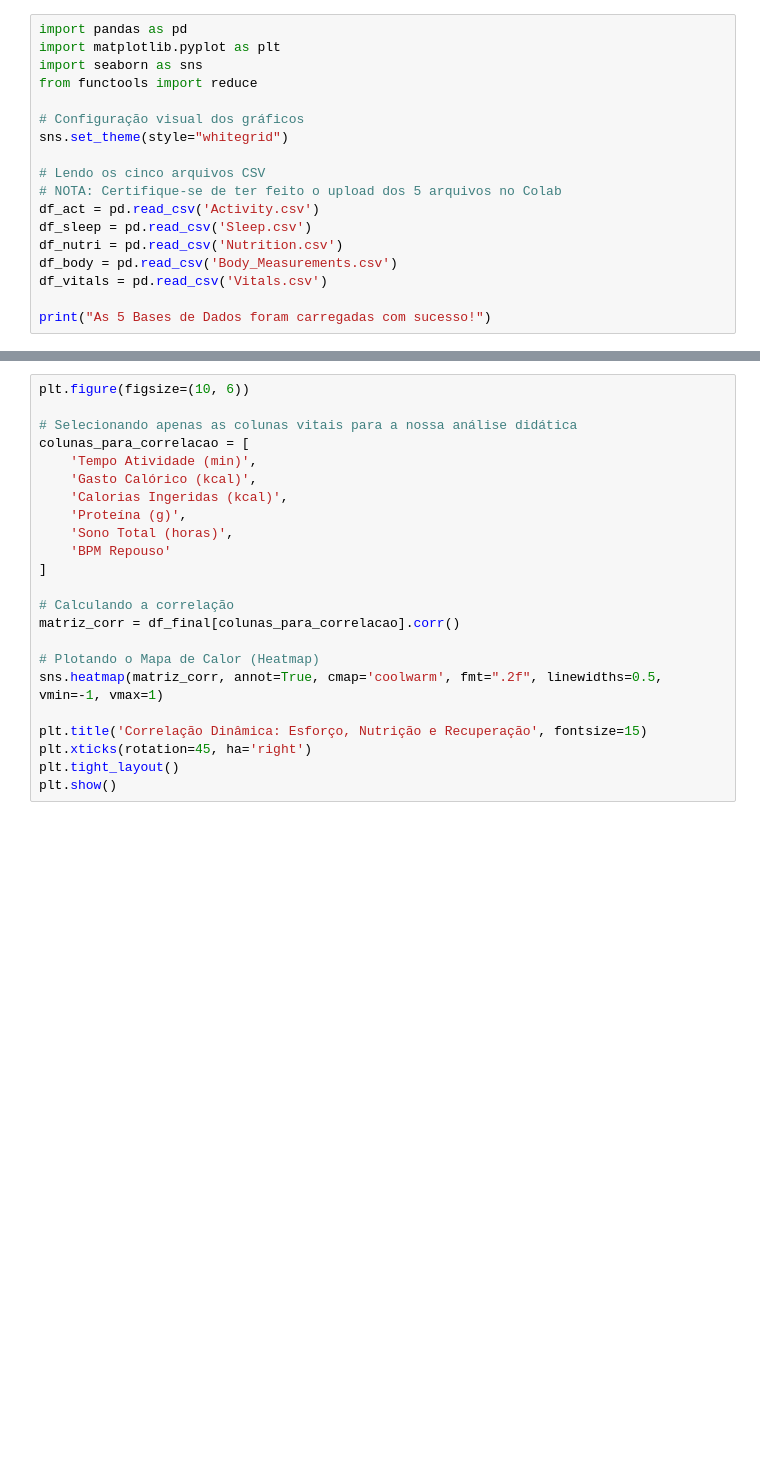
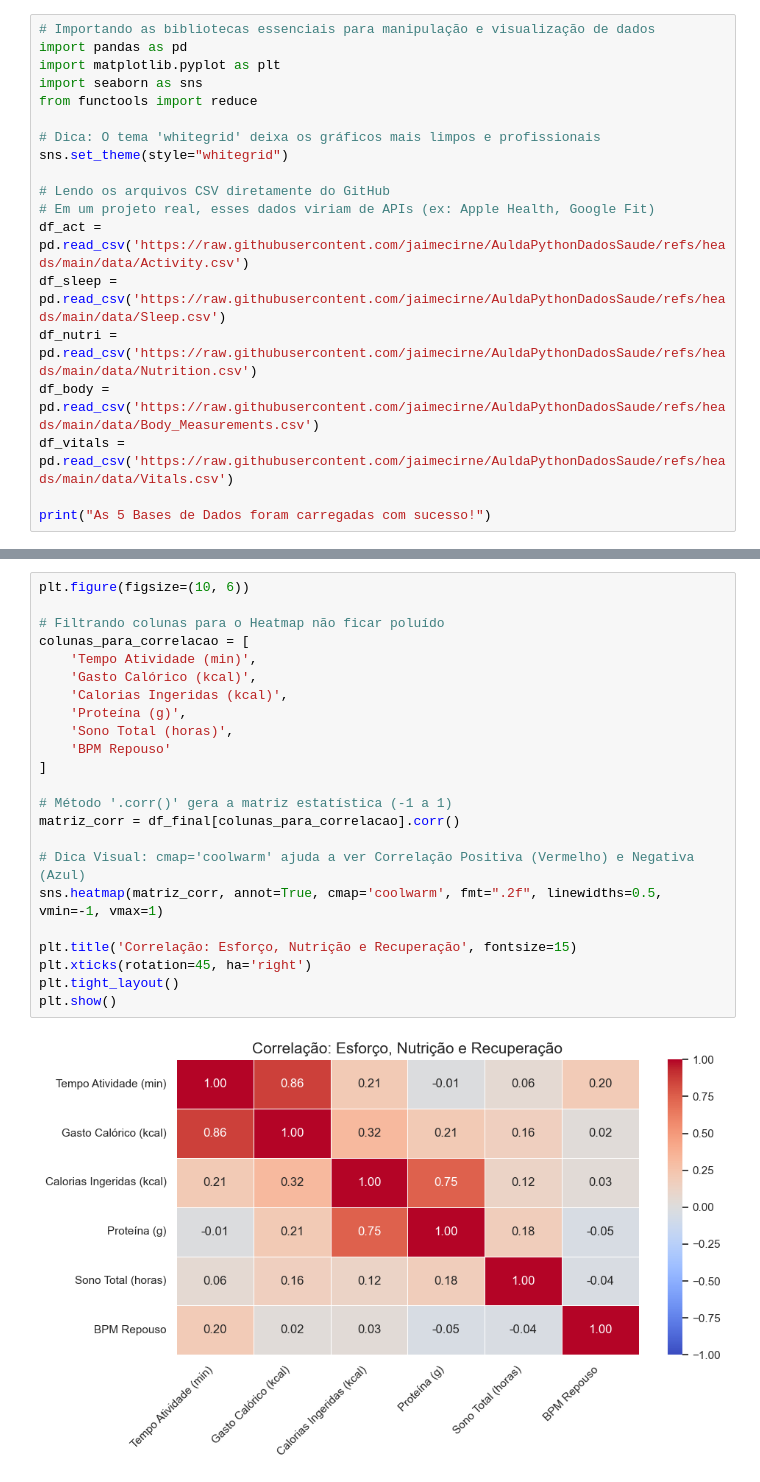
Before and after one commit to jaimecirne/AuldaPythonDadosSaude, a Jupyter notebook: aula01.ipynb, the cells around one changed output, grey strips where cells are left out. Cells and saved outputs as stored; diff of their text form; blank space fills up the shorter version.

```diff
--- a/aula01.ipynb
+++ b/aula01.ipynb
@@ -7,18 +9,19 @@ Vamos carregar a base de dados do nosso estudo de caso. Agora temos um pool de *
 # %%
+# Importando as bibliotecas essenciais para manipulação e visualização de dados
 import pandas as pd
 import matplotlib.pyplot as plt
 import seaborn as sns
 from functools import reduce
 
-# Configuração visual dos gráficos
+# Dica: O tema 'whitegrid' deixa os gráficos mais limpos e profissionais
 sns.set_theme(style="whitegrid")
 
-# Lendo os cinco arquivos CSV
-# NOTA: Certifique-se de ter feito o upload dos 5 arquivos no Colab
-df_act = pd.read_csv('Activity.csv')
-df_sleep = pd.read_csv('Sleep.csv')
-df_nutri = pd.read_csv('Nutrition.csv')
-df_body = pd.read_csv('Body_Measurements.csv')
-df_vitals = pd.read_csv('Vitals.csv')
+# Lendo os arquivos CSV diretamente do GitHub
+# Em um projeto real, esses dados viriam de APIs (ex: Apple Health, Google Fit)
+df_act = pd.read_csv('https://raw.githubusercontent.com/jaimecirne/AuldaPythonDadosSaude/refs/heads/main/data/Activity.csv')
+df_sleep = pd.read_csv('https://raw.githubusercontent.com/jaimecirne/AuldaPythonDadosSaude/refs/heads/main/data/Sleep.csv')
+df_nutri = pd.read_csv('https://raw.githubusercontent.com/jaimecirne/AuldaPythonDadosSaude/refs/heads/main/data/Nutrition.csv')
+df_body = pd.read_csv('https://raw.githubusercontent.com/jaimecirne/AuldaPythonDadosSaude/refs/heads/main/data/Body_Measurements.csv')
+df_vitals = pd.read_csv('https://raw.githubusercontent.com/jaimecirne/AuldaPythonDadosSaude/refs/heads/main/data/Vitals.csv')
 
 print("As 5 Bases de Dados foram carregadas com sucesso!")
@@ -87,24 +100,26 @@ Agora que os nomes estão amigáveis, vamos entender a dinâmica rápida do noss
 # %%
 plt.figure(figsize=(10, 6))
 
-# Selecionando apenas as colunas vitais para a nossa análise didática
+# Filtrando colunas para o Heatmap não ficar poluído
 colunas_para_correlacao = [
     'Tempo Atividade (min)',
     'Gasto Calórico (kcal)',
     'Calorias Ingeridas (kcal)',
     'Proteína (g)',
     'Sono Total (horas)',
     'BPM Repouso'
 ]
 
-# Calculando a correlação
+# Método '.corr()' gera a matriz estatística (-1 a 1)
 matriz_corr = df_final[colunas_para_correlacao].corr()
 
-# Plotando o Mapa de Calor (Heatmap)
+# Dica Visual: cmap='coolwarm' ajuda a ver Correlação Positiva (Vermelho) e Negativa (Azul)
 sns.heatmap(matriz_corr, annot=True, cmap='coolwarm', fmt=".2f", linewidths=0.5, vmin=-1, vmax=1)
 
-plt.title('Correlação Dinâmica: Esforço, Nutrição e Recuperação', fontsize=15)
+plt.title('Correlação: Esforço, Nutrição e Recuperação', fontsize=15)
 plt.xticks(rotation=45, ha='right')
 plt.tight_layout()
 plt.show()
+# %% [output]
+[figure, added]
 # %% [markdown]
```
Also changed, not shown: parts of 18 cells of this notebook, 14 other files.
